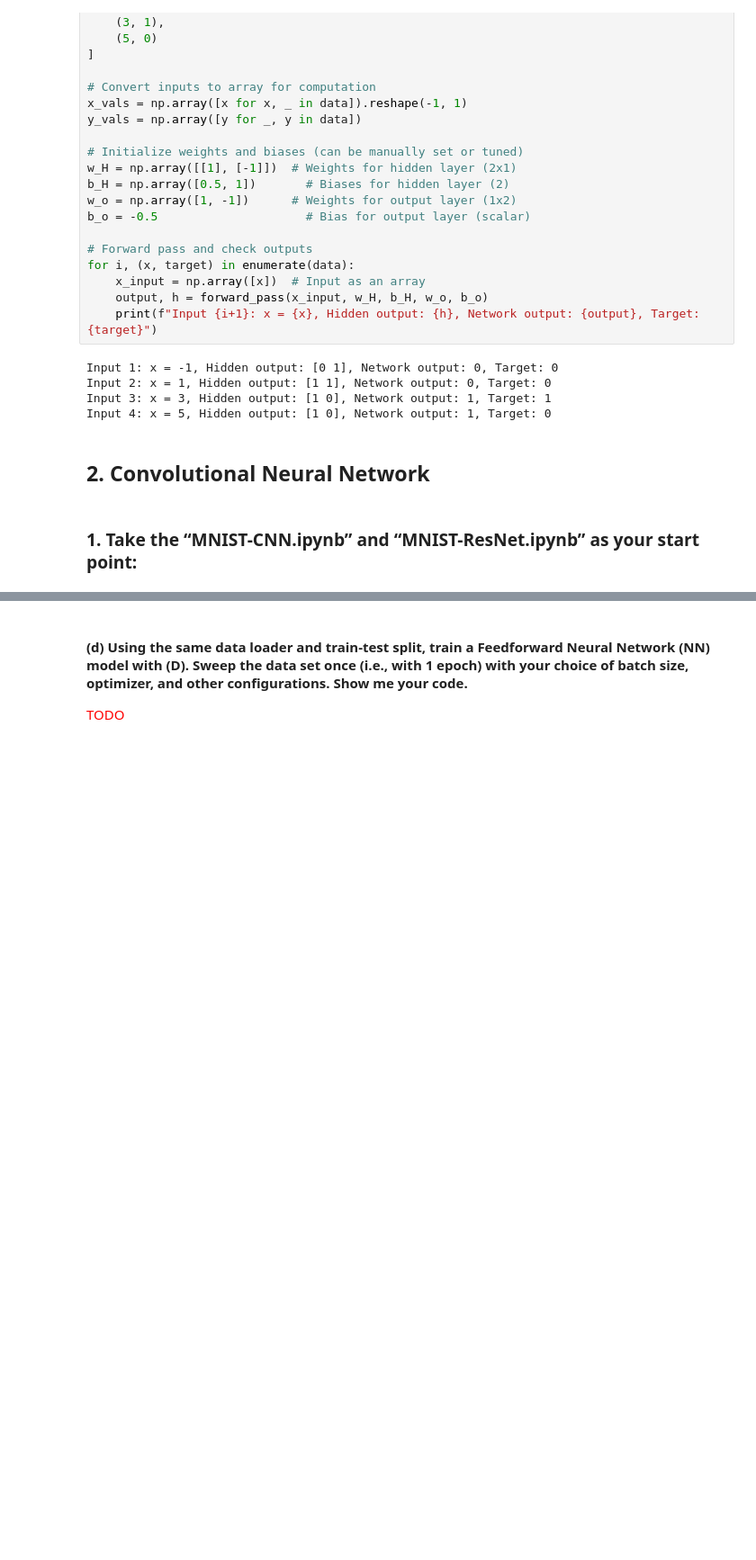
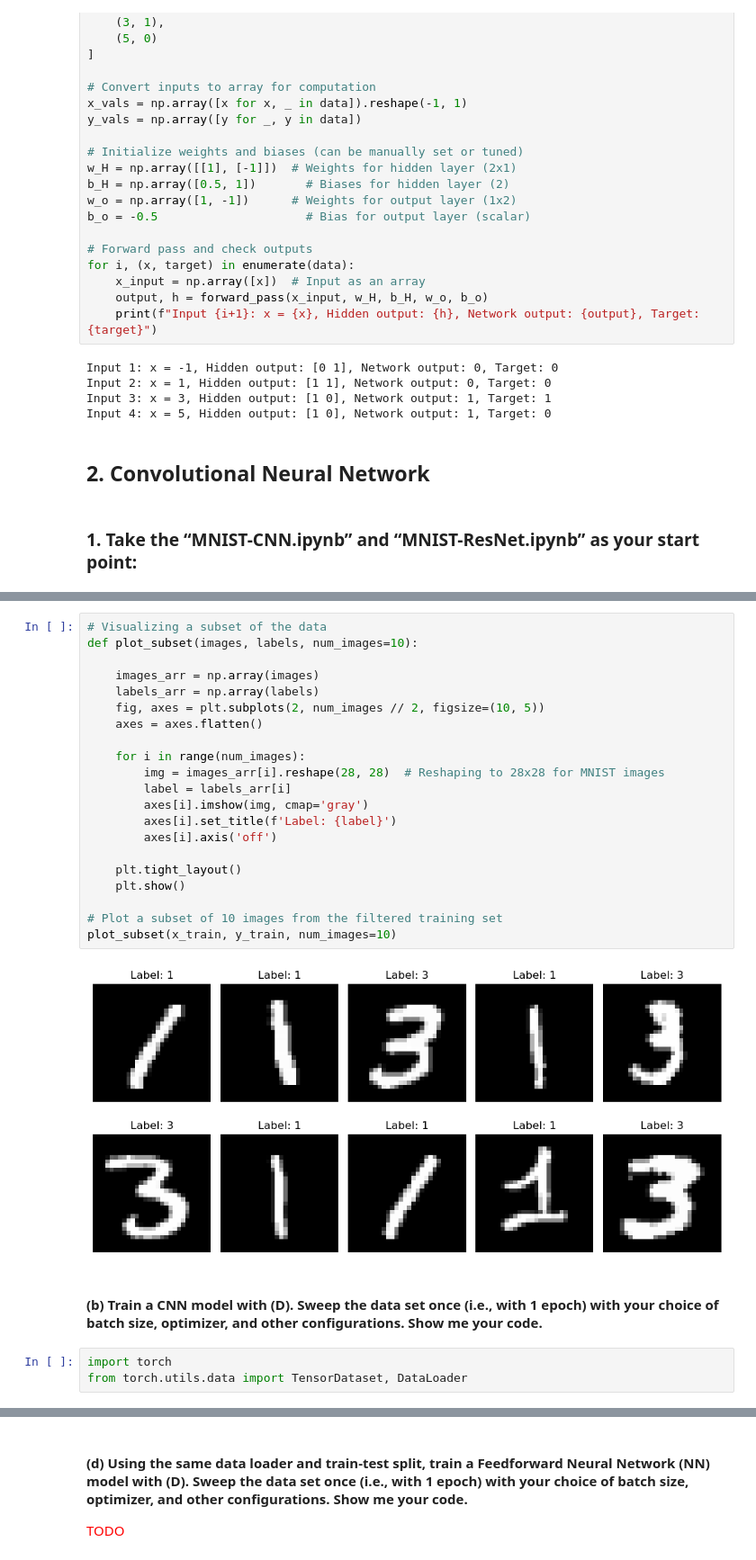
Before and after one commit to hedgreneric/COMS_5740-Machine_Learning, a Jupyter notebook: HW4/coms5740-hw4-hedgren.ipynb, the cells around one changed output, grey strips where cells are left out. Shown at 90% size. Drawn from its saved outputs; the diff is of its cells as text; blank space fills up the shorter version.

```diff
--- a/HW4/coms5740-hw4-hedgren.ipynb
+++ b/HW4/coms5740-hw4-hedgren.ipynb
@@ -648,0 +419,28 @@ class SmallResNet(nn.Module):
+# %%
+# Visualizing a subset of the data
+def plot_subset(images, labels, num_images=10):
+
+    images_arr = np.array(images)
+    labels_arr = np.array(labels)
+    fig, axes = plt.subplots(2, num_images // 2, figsize=(10, 5))
+    axes = axes.flatten()
+
+    for i in range(num_images):
+        img = images_arr[i].reshape(28, 28)  # Reshaping to 28x28 for MNIST images
+        label = labels_arr[i]
+        axes[i].imshow(img, cmap='gray')
+        axes[i].set_title(f'Label: {label}')
+        axes[i].axis('off')
+
+    plt.tight_layout()
+    plt.show()
+
+# Plot a subset of 10 images from the filtered training set
+plot_subset(x_train, y_train, num_images=10)
+# %% [output]
+[figure, added]
+# %% [markdown]
+#### (b) Train a CNN model with \(D\). Sweep the data set once (i.e., with 1 epoch) with your choice of batch size, optimizer, and other configurations. Show me your code.
+# %%
+import torch
+from torch.utils.data import TensorDataset, DataLoader
```
Also changed, not shown: parts of 15 cells of this notebook.
